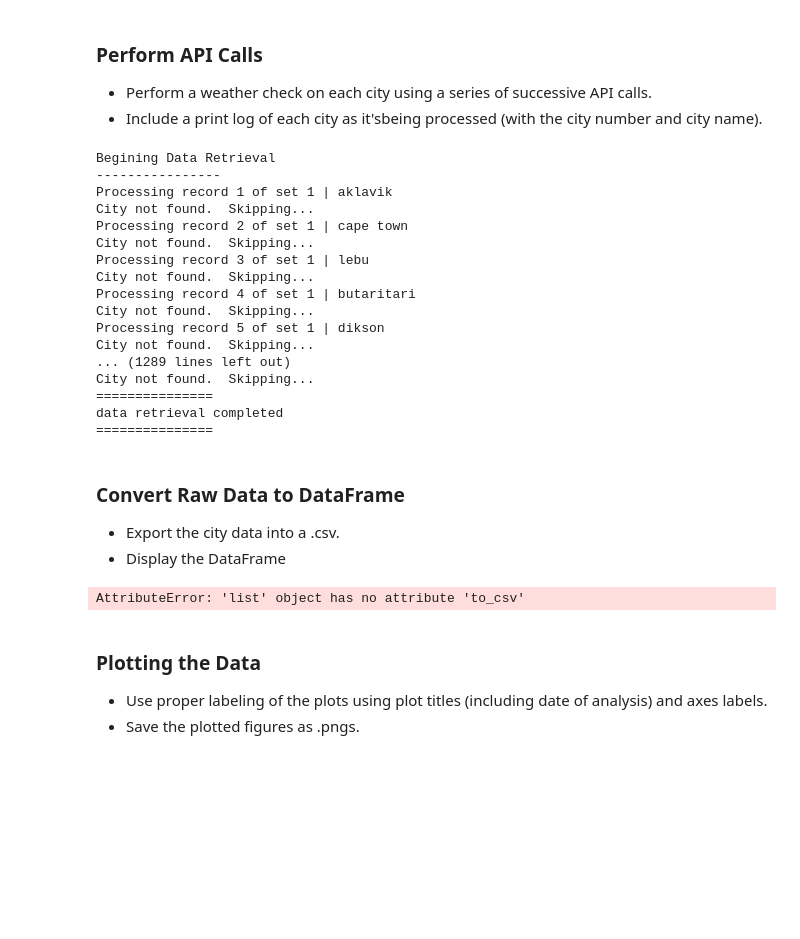
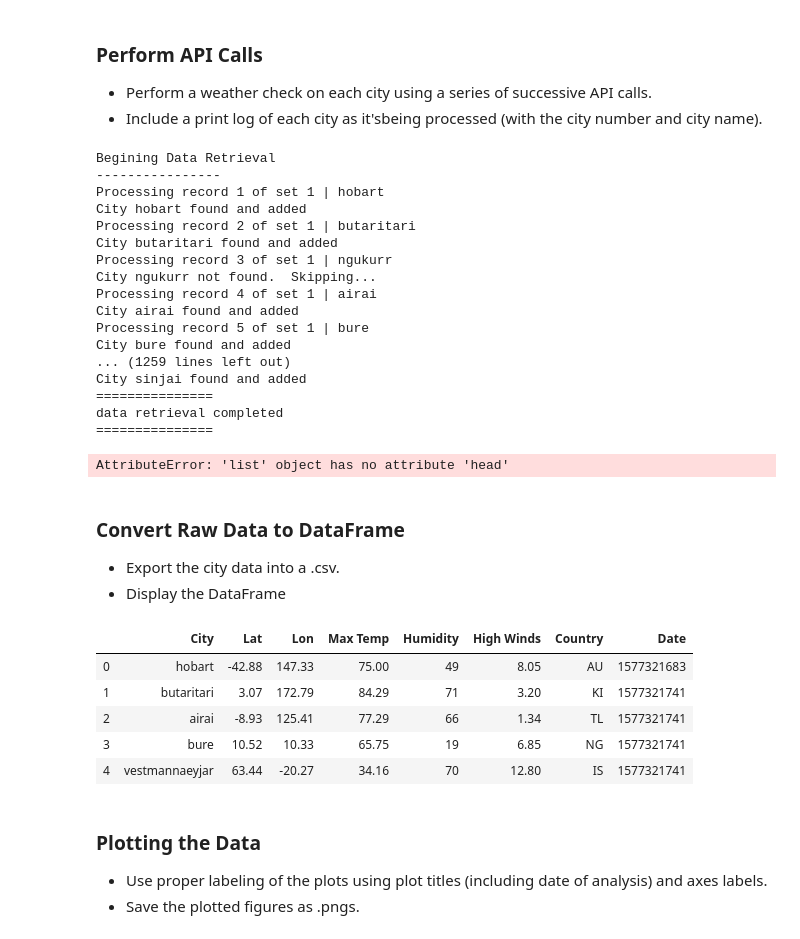
Before and after one commit to soukaina-data/python-api-challenge.-, a Jupyter notebook: starter_code/WeatherPy.ipynb, the cells around one changed output. Drawn from its saved outputs; the diff is of its cells as text; code cells hidden in the pictures; blank space fills up the shorter version.

```diff
--- a/starter_code/WeatherPy.ipynb
+++ b/starter_code/WeatherPy.ipynb
@@ -53,6 +53,8 @@ len(cities)
 * Perform a weather check on each city using a series of successive API calls.
 * Include a print log of each city as it'sbeing processed (with the city number and city name).
 # %%
+import sys
+
 url = "http://api.openweathermap.org/data/2.5/weather?units=Imperial&APPID=" + api_key
 
 city_data=[]
@@ -69,6 +71,8 @@ for i, city in enumerate(cities):
     print(f"Processing record {recor_count} of set {set_count} | {city}")
     recor_count+=1
     city_url=url+"&q="+city
+    #print(city_url)
+
     try:
         city_weather=rq.get(city_url).json()
         city_data.append({
@@ -80,48 +84,76 @@ for i, city in enumerate(cities):
             "High Winds": city_weather["wind"]["speed"],
             "Country": city_weather["sys"]["country"],
             "Date": city_weather["dt"],
-            "Cloudiness": city_weather["cloudiness"]
+            #"Cloudiness": city_weather["cloudiness"]
 
         })
+        print(f"City {city} found and added")
     except:
-        print("City not found.  Skipping...")
+        sys.exc_info()[0]
+        print(f"City {city} not found.  Skipping...")
         pass
+
 print("===============")
 print("data retrieval completed")
 print ("===============")
 # %% [output]
 Begining Data Retrieval
 ----------------
-Processing record 1 of set 1 | aklavik
-City not found.  Skipping...
-Processing record 2 of set 1 | cape town
-City not found.  Skipping...
-Processing record 3 of set 1 | lebu
-City not found.  Skipping...
-Processing record 4 of set 1 | butaritari
-City not found.  Skipping...
-Processing record 5 of set 1 | dikson
-City not found.  Skipping...
-... (1289 lines left out)
-City not found.  Skipping...
+Processing record 1 of set 1 | hobart
+City hobart found and added
+Processing record 2 of set 1 | butaritari
+City butaritari found and added
+Processing record 3 of set 1 | ngukurr
+City ngukurr not found.  Skipping...
+Processing record 4 of set 1 | airai
+City airai found and added
+Processing record 5 of set 1 | bure
+City bure found and added
+... (1259 lines left out)
+City sinjai found and added
 ===============
 data retrieval completed
 ===============
+# %%
+city_url = 'http://api.openweathermap.org/data/2.5/weather?units=Imperial&APPID=5dd3fc1fa7926a34bfced07902a58ea3&q=datong'
+
+city_weather=rq.get(city_url).json()
+city_data.append({
+    "City": city,
+    "Lat": city_weather["coord"]["lat"],
+    "Lon": city_weather["coord"]["lon"],
+    "Max Temp": city_weather["main"]["temp_max"],
+    "Humidity": city_weather["main"]["humidity"],
+    "High Winds": city_weather["wind"]["speed"],
+    "Country": city_weather["sys"]["country"],
+    "Date": city_weather["dt"],
+#     "Cloudiness": city_weather["cloudiness"]
+
+})
+
+city_data.head()
+# %% [output]
+AttributeError: 'list' object has no attribute 'head'
 # %% [markdown]
 ### Convert Raw Data to DataFrame
 * Export the city data into a .csv.
 * Display the DataFrame
 # %%
-city_data_df= pd.DataFrame(city_data)
-city_data.to_csv(output_data_file, index_label="City_ID")
-lat = city_data_df["Lat"]
+city_data_df = pd.DataFrame(city_data)
+city_data_df.to_csv(output_data_file, index_label="City_ID")
+lat = city_data_df.Lat
 max_temps = city_data_df["Max Temp"]
 humidity = city_data_df.Humidity
-cloudiness = city_data_df.Cloudiness
+#cloudiness = city_data_df.Cloudiness
 wind_speed = city_data_df["High Winds"]
 city_data_df.head()
 # %% [output]
-AttributeError: 'list' object has no attribute 'to_csv'
+|  | City | Lat | Lon | Max Temp | Humidity | High Winds | Country | Date |
+| 0 | hobart | -42.88 | 147.33 | 75.00 | 49 | 8.05 | AU | 1577321683 |
+| 1 | butaritari | 3.07 | 172.79 | 84.29 | 71 | 3.20 | KI | 1577321741 |
+| 2 | airai | -8.93 | 125.41 | 77.29 | 66 | 1.34 | TL | 1577321741 |
+| 3 | bure | 10.52 | 10.33 | 65.75 | 19 | 6.85 | NG | 1577321741 |
+| 4 | vestmannaeyjar | 63.44 | -20.27 | 34.16 | 70 | 12.80 | IS | 1577321741 |
 # %% [markdown]
 ### Plotting the Data
 * Use proper labeling of the plots using plot titles (including date of analysis) and axes labels.
```
Also changed, not shown: parts of 5 cells of this notebook, 1 other file.
